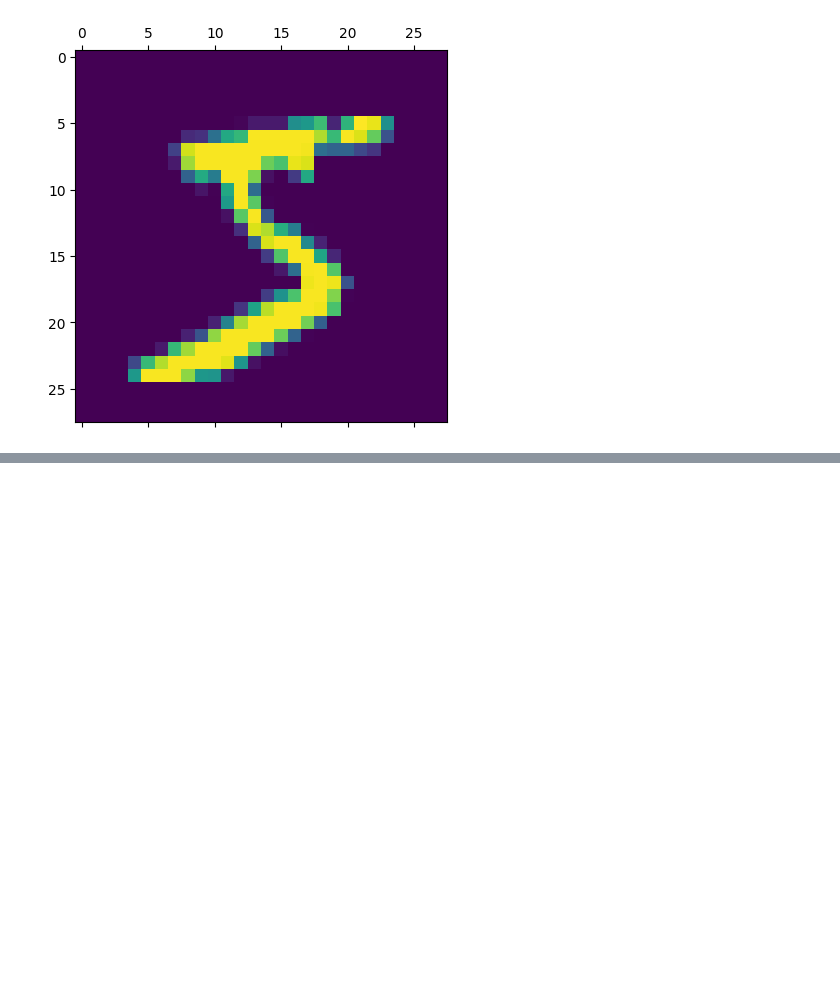
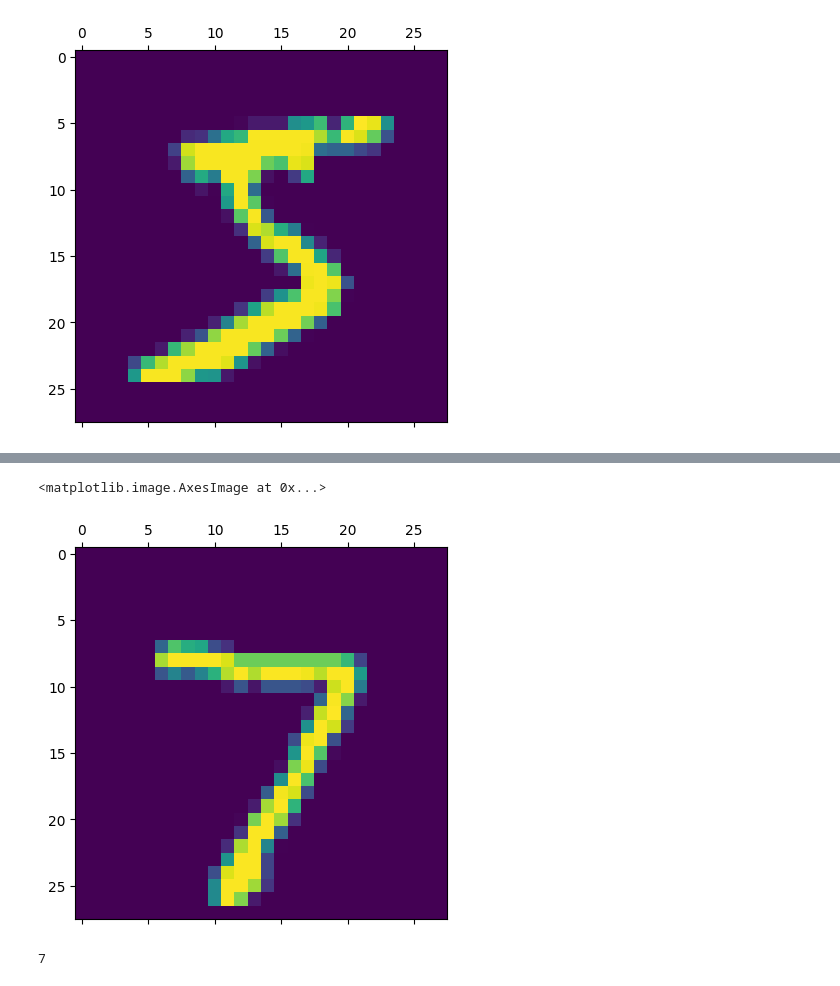
Before and after one commit to Sajithrajan03/NeuralNetworks-and-DeepLearning, a Jupyter notebook: Projects/Handwritten Digits Classification/Handwritten_Digits_Classification.ipynb, the cells around one changed output, grey strips where cells are left out. Drawn from its saved outputs; the diff is of its cells as text; code cells hidden in the pictures; blank space fills up the shorter version.

```diff
--- a/Projects/Handwritten Digits Classification/Handwritten_Digits_Classification.ipynb
+++ b/Projects/Handwritten Digits Classification/Handwritten_Digits_Classification.ipynb
@@ -34,0 +31,16 @@ Y_train_
+# %%
+X_train = X_train/255
+X_test = X_test/255
+# %%
+X_train_flattened = X_train.reshape(len(X_train),28*28)
+X_test_flattened = X_test.reshape(len(X_test),28*28)
+# %%
+model = keras.Sequential([keras.layers.Dense(10,input_shape = (784,),activation = "sigmoid")
+                         ])
+model.compile(
+    optimizer = "adam",
+    loss = "sparse_categorical_crossentropy",
+    metrics = ['accuracy']
+)
+
+model.fit(X_train_flattened,Y_train,epochs=5)
@@ -34,0 +64,4 @@ Y_train_
+# %%
+y_predicted = model.predict(X_test_flattened)
+plt.matshow(X_test[0])
+# %% [output]
@@ -34,0 +69,7 @@ Y_train_
+<matplotlib.image.AxesImage at 0x...>
+[figure, added]
+# %%
+y_predicted[0]
+np.argmax(y_predicted[0])
+# %% [output]
+7
```
Also changed, not shown: parts of 13 cells of this notebook.
